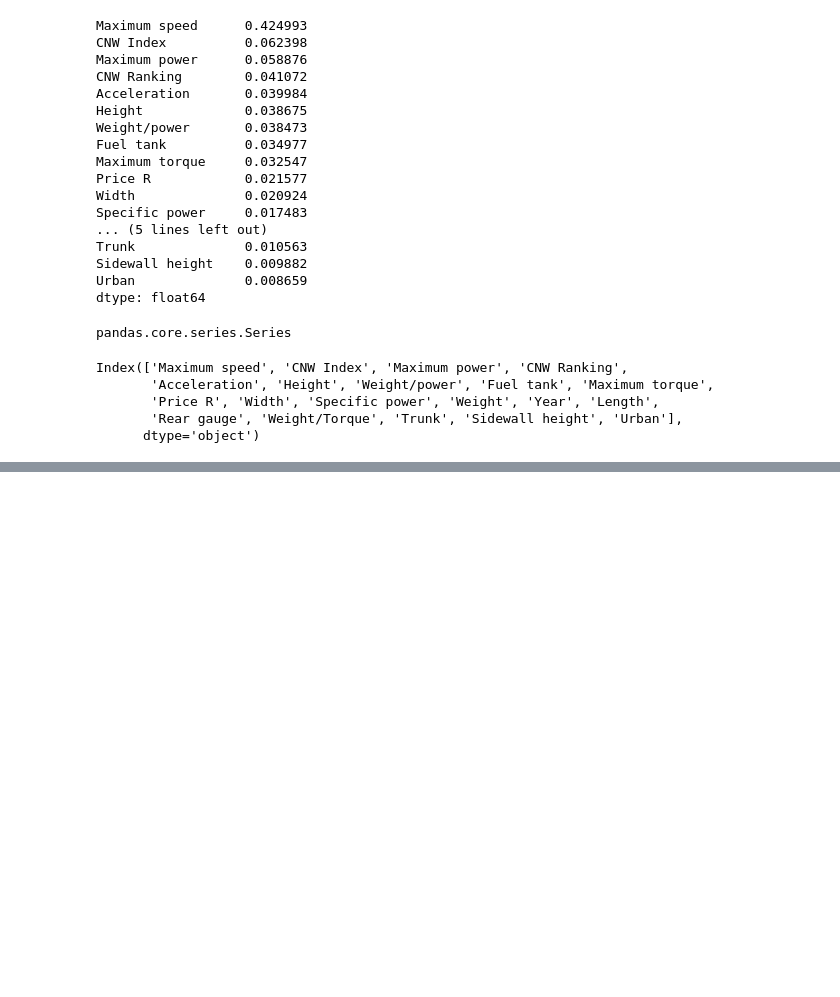
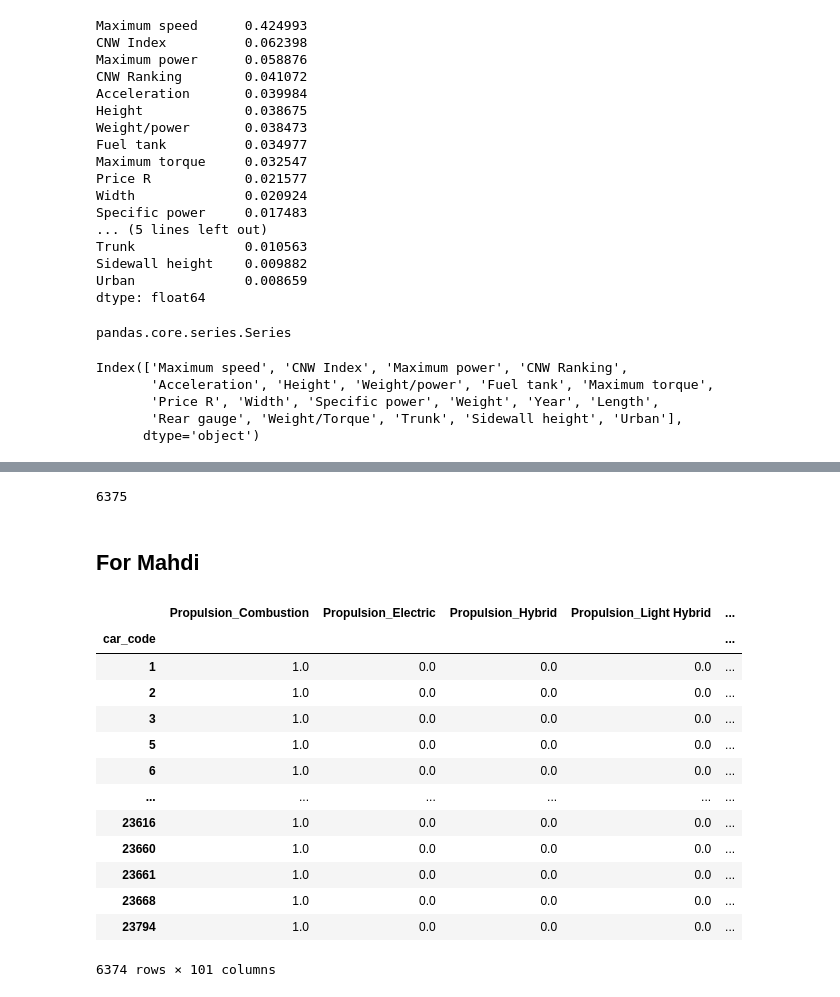
Before and after one commit to marcnaweb/car_recommendation_engine, a Jupyter notebook: notebooks/bidi_advanced_feature_selection.ipynb, the cells around one changed output, grey strips where cells are left out. Saved outputs shown, nothing was run; the diff lists cells and outputs as text; code cells hidden in the pictures; blank space fills up the shorter version.

Commit message:
ran the cluster code for mahdi

```diff
--- a/notebooks/bidi_advanced_feature_selection.ipynb
+++ b/notebooks/bidi_advanced_feature_selection.ipynb
@@ -207,0 +221,2 @@ Index(['Maximum speed', 'CNW Index', 'Maximum power', 'CNW Ranking',
+# %%
+prices_relevant_df=pd.read_csv('/Users/bididudy/code/marcnaweb/car_recommendation_engine/raw_data/car_prices_enriched_v3_carPriceIndex.csv')
@@ -207,0 +243,11 @@ Index(['Maximum speed', 'CNW Index', 'Maximum power', 'CNW Ranking',
+# %%
+price_df=prices_relevant_df[['car_code', 'car_model']]
+# %%
+price_df['car_model'].nunique()
+# %% [output]
+6375
+# %%
+merged_df = pd.merge(df, price_df, how='left', on='car_code')
+# %%
+# Find unique values in 'car_model' column
+unique_car_models_df = merged_df.drop_duplicates(subset=['car_model'])
@@ -207,0 +265,19 @@ Index(['Maximum speed', 'CNW Index', 'Maximum power', 'CNW Ranking',
+# %% [markdown]
+## For Mahdi
+# %%
+unique_car_models_df.set_index("car_code")
+# %% [output]
+|  | Propulsion_Combustion | Propulsion_Electric | Propulsion_Hybrid | Propulsion_Light Hybrid | ... |
+| car_code |  |  |  |  | ... |
+| 1 | 1.0 | 0.0 | 0.0 | 0.0 | ... |
+| 2 | 1.0 | 0.0 | 0.0 | 0.0 | ... |
+| 3 | 1.0 | 0.0 | 0.0 | 0.0 | ... |
+| 5 | 1.0 | 0.0 | 0.0 | 0.0 | ... |
+| 6 | 1.0 | 0.0 | 0.0 | 0.0 | ... |
+| ... | ... | ... | ... | ... | ... |
+| 23616 | 1.0 | 0.0 | 0.0 | 0.0 | ... |
+| 23660 | 1.0 | 0.0 | 0.0 | 0.0 | ... |
+| 23661 | 1.0 | 0.0 | 0.0 | 0.0 | ... |
+| 23668 | 1.0 | 0.0 | 0.0 | 0.0 | ... |
+| 23794 | 1.0 | 0.0 | 0.0 | 0.0 | ... |
+6374 rows × 101 columns
```
Also changed, not shown: parts of 7 cells of this notebook.
